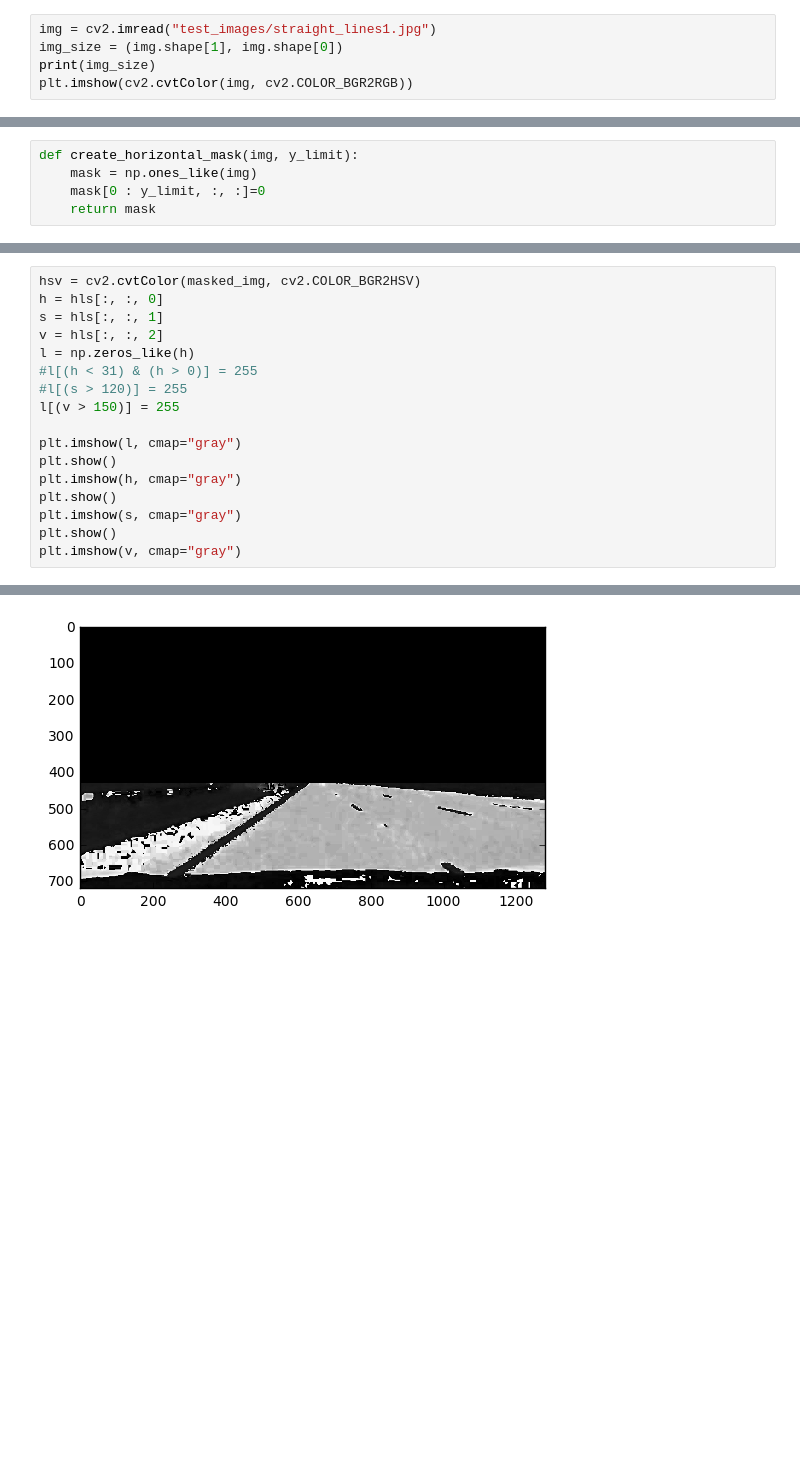
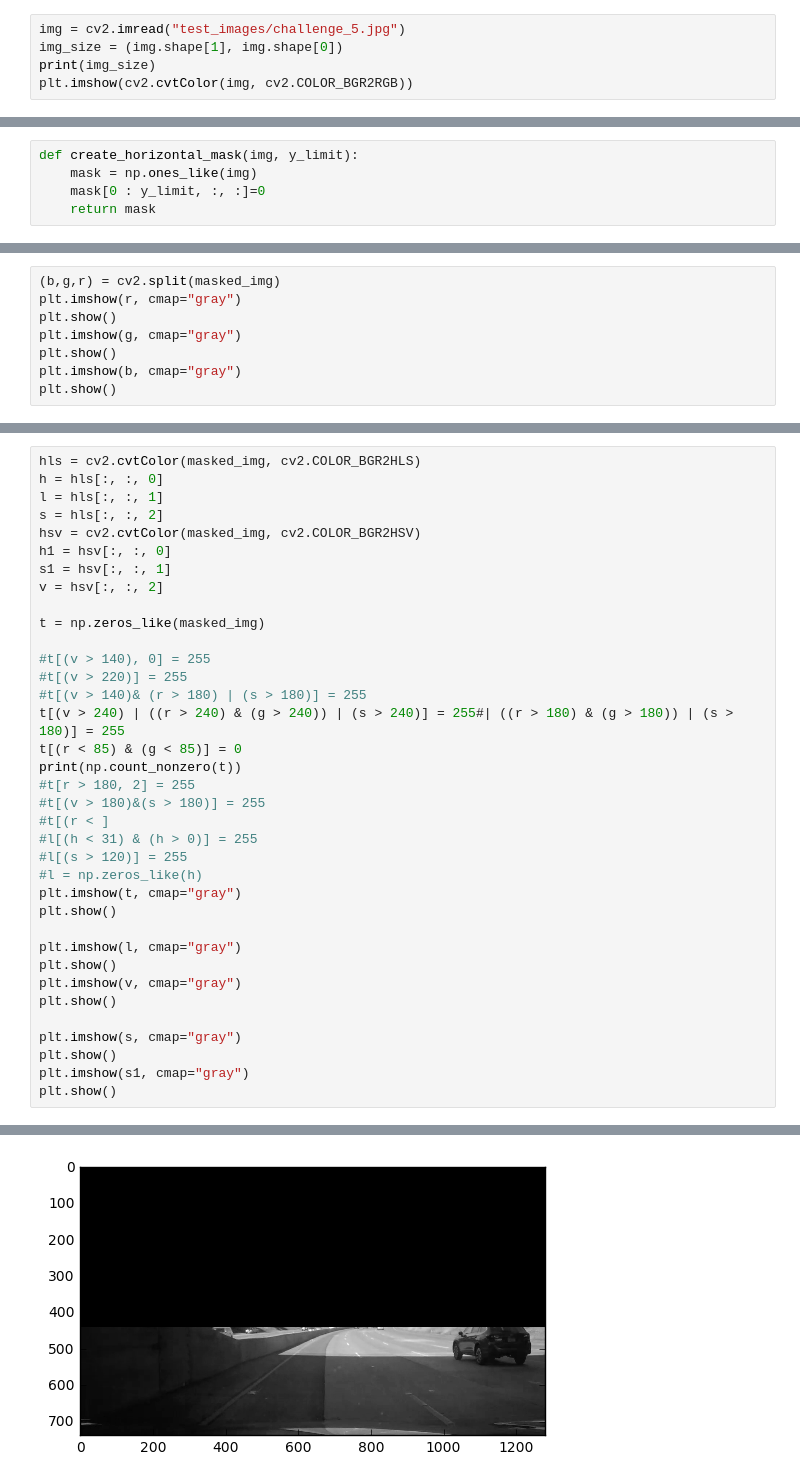
Before and after one commit to AnkurAgarwal1989/CarND-Advanced-Lane-Lines, a Jupyter notebook: ALF.ipynb, the cells around one changed output, grey strips where cells are left out. Saved outputs shown, nothing was run; the diff lists cells and outputs as text; blank space fills up the shorter version.

```diff
--- a/ALF.ipynb
+++ b/ALF.ipynb
@@ -143,7 +142,7 @@ out_test1.jpg
  * Start with P1 trapezoid. We can try to make it smarter later.
 * Lane detection, sliding window
 # %%
-img = cv2.imread("test_images/straight_lines1.jpg")
+img = cv2.imread("test_images/challenge_5.jpg")
 img_size = (img.shape[1], img.shape[0])
 print(img_size)
 plt.imshow(cv2.cvtColor(img, cv2.COLOR_BGR2RGB))
@@ -166,0 +166,8 @@ plt.imshow(cv2.cvtColor(masked_img, cv2.COLOR_BGR2RGB))
+# %%
+(b,g,r) = cv2.split(masked_img)
+plt.imshow(r, cmap="gray")
+plt.show()
+plt.imshow(g, cmap="gray")
+plt.show()
+plt.imshow(b, cmap="gray")
+plt.show()
@@ -167,18 +178,37 @@ plt.imshow(cv2.cvtColor(masked_img, cv2.COLOR_BGR2RGB))
 # %%
+hls = cv2.cvtColor(masked_img, cv2.COLOR_BGR2HLS)
+h = hls[:, :, 0]
+l = hls[:, :, 1]
+s = hls[:, :, 2]
 hsv = cv2.cvtColor(masked_img, cv2.COLOR_BGR2HSV)
-h = hls[:, :, 0]
-s = hls[:, :, 1]
-v = hls[:, :, 2]
-l = np.zeros_like(h)
+h1 = hsv[:, :, 0]
+s1 = hsv[:, :, 1]
+v = hsv[:, :, 2]
+
+t = np.zeros_like(masked_img)
+
+#t[(v > 140), 0] = 255
+#t[(v > 220)] = 255
+#t[(v > 140)& (r > 180) | (s > 180)] = 255
+t[(v > 240) | ((r > 240) & (g > 240)) | (s > 240)] = 255#| ((r > 180) & (g > 180)) | (s > 180)] = 255
+t[(r < 85) & (g < 85)] = 0
+print(np.count_nonzero(t))
+#t[r > 180, 2] = 255
+#t[(v > 180)&(s > 180)] = 255
+#t[(r < ]
 #l[(h < 31) & (h > 0)] = 255
 #l[(s > 120)] = 255
-l[(v > 150)] = 255
+#l = np.zeros_like(h)
+plt.imshow(t, cmap="gray")
+plt.show()
 
 plt.imshow(l, cmap="gray")
 plt.show()
-plt.imshow(h, cmap="gray")
+plt.imshow(v, cmap="gray")
 plt.show()
+
 plt.imshow(s, cmap="gray")
 plt.show()
-plt.imshow(v, cmap="gray")
+plt.imshow(s1, cmap="gray")
+plt.show()
 # %% [output]
@@ -186 +217 @@ plt.imshow(v, cmap="gray")
-[figure, old version]
+[figure, new version]
```
Also changed, not shown: parts of 7 cells of this notebook, 1 other file.
